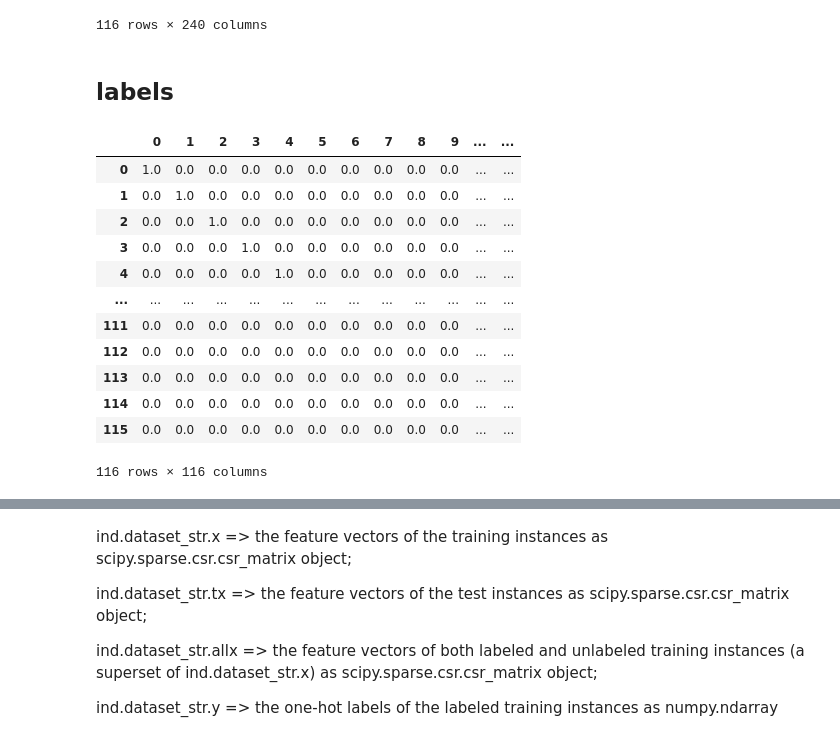
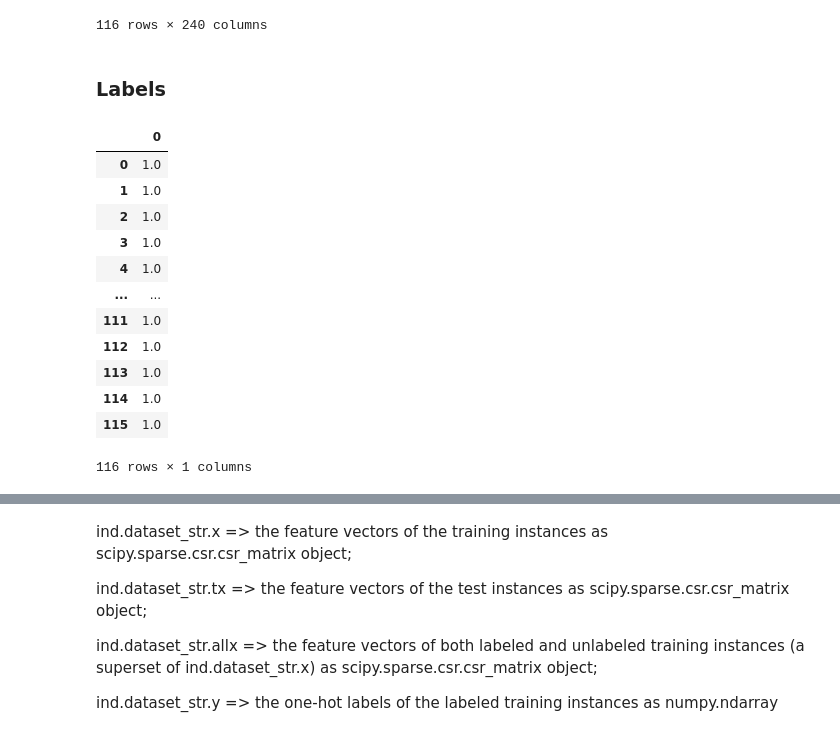
Before and after one commit to chrisonntag/resting-state-fMRI, a Jupyter notebook: preprocessing.ipynb, the cells around one changed output, grey strips where cells are left out. Cells and saved outputs as stored; diff of their text form; code cells hidden in the pictures.

```diff
--- a/preprocessing.ipynb
+++ b/preprocessing.ipynb
@@ -118,22 +103,22 @@ timeseries
 | 115 | -0.804210 | -0.566080 | -0.106970 | 0.399240 | 0.608280 | 0.292720 | -0.316570 | -0.620800 | -0.248660 | 0.477870 | ... | ... |
 116 rows × 240 columns
 # %% [markdown]
-## labels
+### Labels
 # %%
-labels = pd.DataFrame(np.zeros([116, 116]))
-np.fill_diagonal(labels.values, 1.0)
+labels = pd.DataFrame(np.ones([116, 1]))
+#np.fill_diagonal(labels.values, 1.0)
 labels
 # %% [output]
-|  | 0 | 1 | 2 | 3 | 4 | 5 | 6 | 7 | 8 | 9 | ... | ... |
-| 0 | 1.0 | 0.0 | 0.0 | 0.0 | 0.0 | 0.0 | 0.0 | 0.0 | 0.0 | 0.0 | ... | ... |
-| 1 | 0.0 | 1.0 | 0.0 | 0.0 | 0.0 | 0.0 | 0.0 | 0.0 | 0.0 | 0.0 | ... | ... |
-| 2 | 0.0 | 0.0 | 1.0 | 0.0 | 0.0 | 0.0 | 0.0 | 0.0 | 0.0 | 0.0 | ... | ... |
-| 3 | 0.0 | 0.0 | 0.0 | 1.0 | 0.0 | 0.0 | 0.0 | 0.0 | 0.0 | 0.0 | ... | ... |
-| 4 | 0.0 | 0.0 | 0.0 | 0.0 | 1.0 | 0.0 | 0.0 | 0.0 | 0.0 | 0.0 | ... | ... |
-| ... | ... | ... | ... | ... | ... | ... | ... | ... | ... | ... | ... | ... |
-| 111 | 0.0 | 0.0 | 0.0 | 0.0 | 0.0 | 0.0 | 0.0 | 0.0 | 0.0 | 0.0 | ... | ... |
-| 112 | 0.0 | 0.0 | 0.0 | 0.0 | 0.0 | 0.0 | 0.0 | 0.0 | 0.0 | 0.0 | ... | ... |
-| 113 | 0.0 | 0.0 | 0.0 | 0.0 | 0.0 | 0.0 | 0.0 | 0.0 | 0.0 | 0.0 | ... | ... |
-| 114 | 0.0 | 0.0 | 0.0 | 0.0 | 0.0 | 0.0 | 0.0 | 0.0 | 0.0 | 0.0 | ... | ... |
-| 115 | 0.0 | 0.0 | 0.0 | 0.0 | 0.0 | 0.0 | 0.0 | 0.0 | 0.0 | 0.0 | ... | ... |
+|  | 0 |
+| 0 | 1.0 |
+| 1 | 1.0 |
+| 2 | 1.0 |
+| 3 | 1.0 |
+| 4 | 1.0 |
+| ... | ... |
+| 111 | 1.0 |
+| 112 | 1.0 |
+| 113 | 1.0 |
+| 114 | 1.0 |
+| 115 | 1.0 |
-116 rows × 116 columns
+116 rows × 1 columns
```
Also changed, not shown: parts of 26 cells of this notebook, 7 other files.
